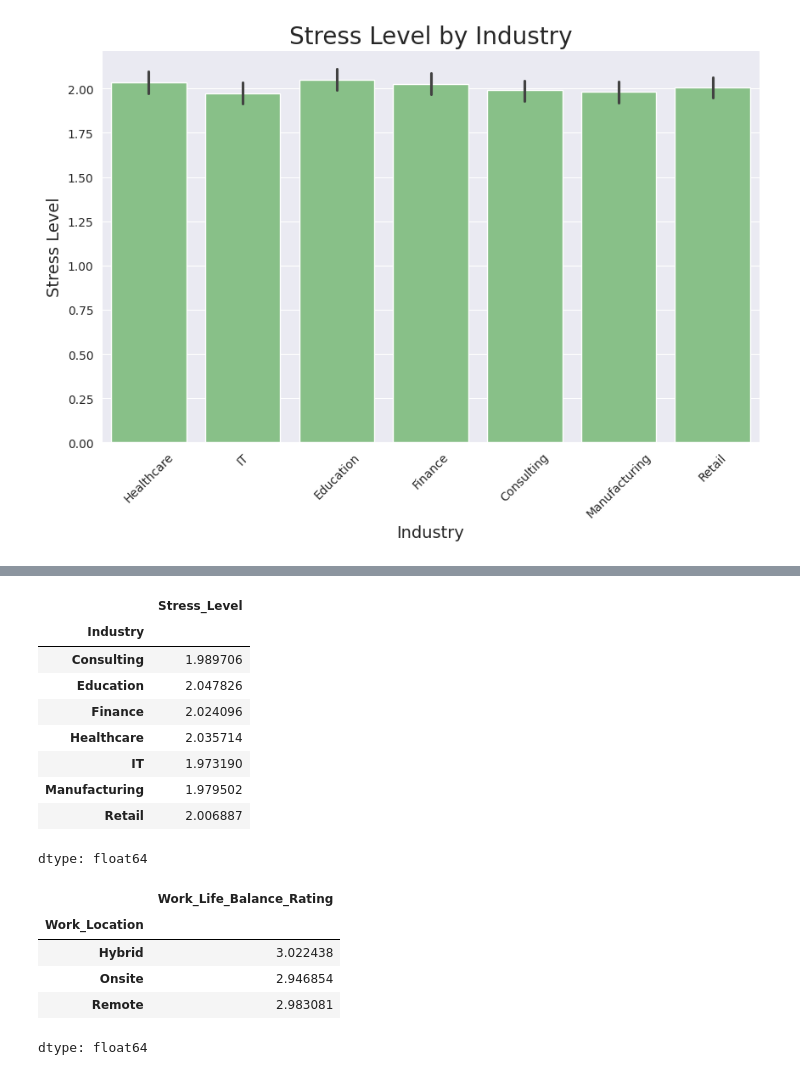
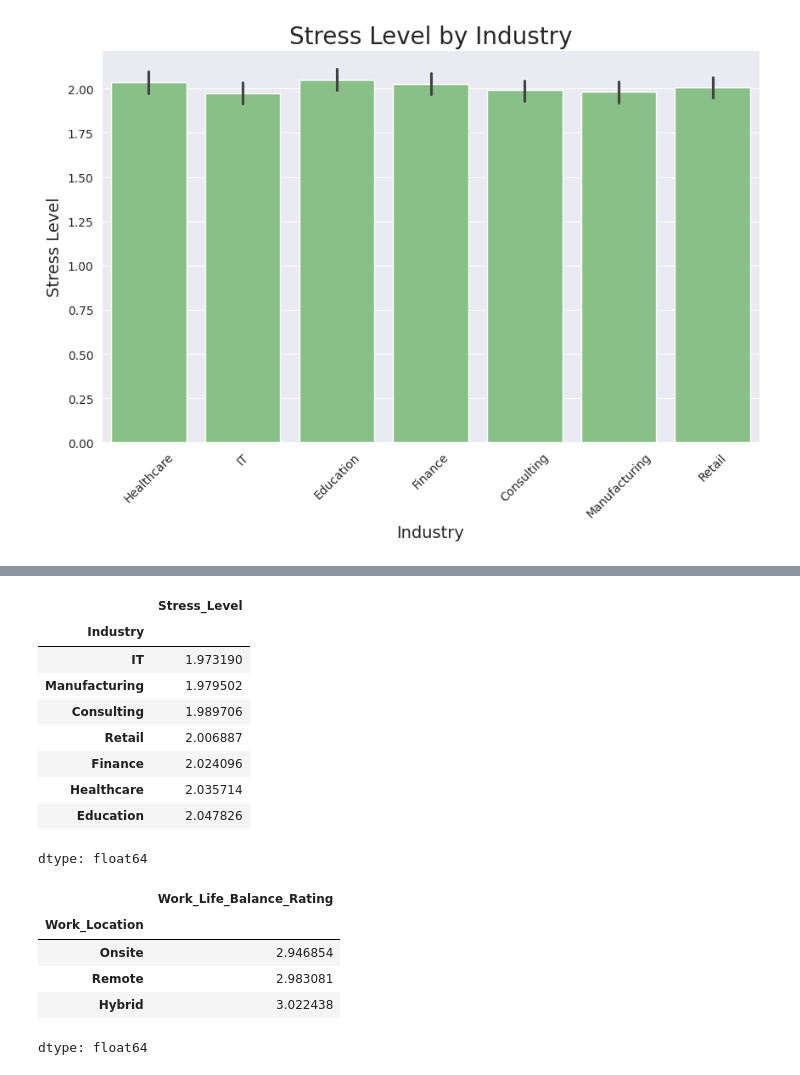
Before and after one commit to BraccioCodes/Python-Final, a Jupyter notebook: FINALPYTHON.ipynb, the cells around one changed output, grey strips where cells are left out. Saved outputs shown, nothing was run; the diff lists cells and outputs as text; code cells hidden in the pictures.

```diff
--- a/FINALPYTHON.ipynb
+++ b/FINALPYTHON.ipynb
@@ -75,24 +74,24 @@ data.describe() # Descriptive Statistics from the Dataset
 | 75% | 51.000000 | 26.000000 | 50.000000 | 4.000000 | 3.000000 | ... |
 | max | 60.000000 | 35.000000 | 60.000000 | 5.000000 | 3.000000 | ... |
 # %%
-data.groupby('Industry')['Stress_Level'].mean() # Average Stress Level by Industry
+data.groupby('Industry')['Stress_Level'].mean().sort_values() # Average Stress Level by Industry
 # %% [output]
 |  | Stress_Level |
 | Industry |  |
+| IT | 1.973190 |
+| Manufacturing | 1.979502 |
 | Consulting | 1.989706 |
-| Education | 2.047826 |
+| Retail | 2.006887 |
 | Finance | 2.024096 |
 | Healthcare | 2.035714 |
-| IT | 1.973190 |
-| Manufacturing | 1.979502 |
-| Retail | 2.006887 |
+| Education | 2.047826 |
 dtype: float64
 # %%
-data.groupby('Work_Location')['Work_Life_Balance_Rating'].mean() # Average Work Life Balance Rating by Work Location
+data.groupby('Work_Location')['Work_Life_Balance_Rating'].mean().sort_values() # Average Work Life Balance Rating by Work Location
 # %% [output]
 |  | Work_Life_Balance_Rating |
 | Work_Location |  |
-| Hybrid | 3.022438 |
 | Onsite | 2.946854 |
 | Remote | 2.983081 |
+| Hybrid | 3.022438 |
 dtype: float64
```
Also changed, not shown: parts of 1 cell of this notebook.
